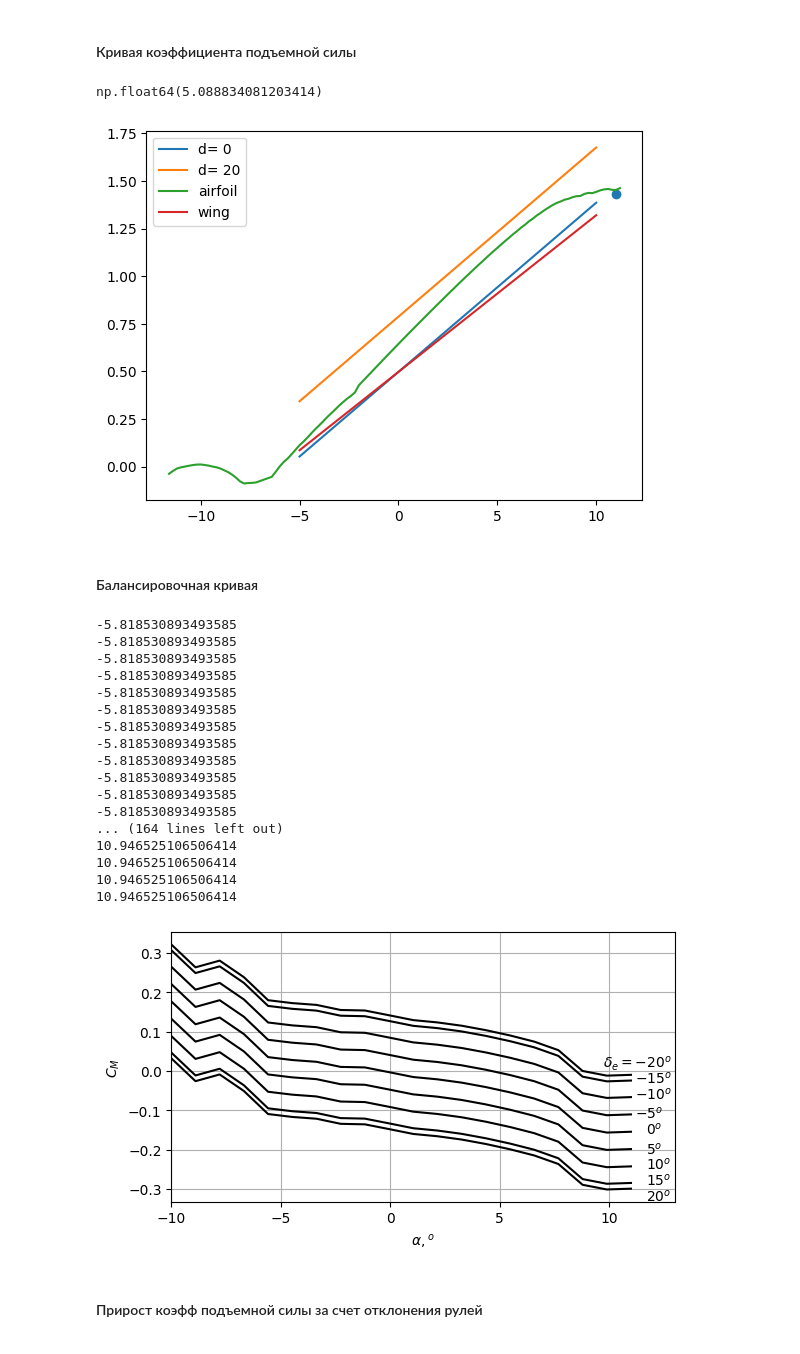
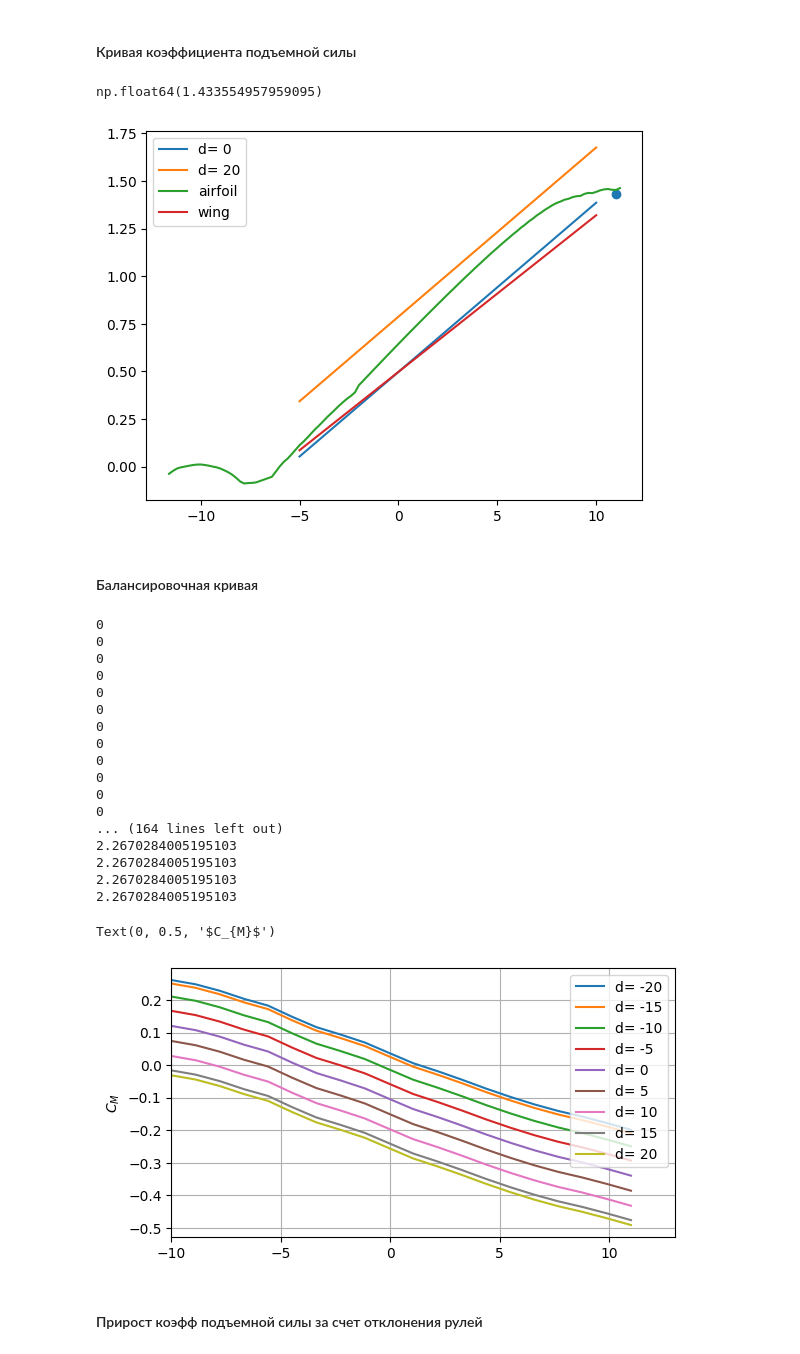
Before and after one commit to Suturin-Daniil/KB-102_SKAT_2025, a Jupyter notebook: Аэродинамика/ОбликЛА1_Расчёты.ipynb, the cells around one changed output. Cells and saved outputs as stored; diff of their text form; code cells hidden in the pictures.

```diff
--- a/Аэродинамика/ОбликЛА1_Расчёты.ipynb
+++ b/Аэродинамика/ОбликЛА1_Расчёты.ipynb
@@ -766,58 +767,60 @@ plt.plot(p.AOA, p.airfoilWDat[:, 1], label = 'airfoil')
 plt.plot(a,p.GetCL0('Wing') + p.GetCLslope('Wing')*a/57.3, label = 'wing')
 plt.legend()
 (CL1[5] - CL1[6]) / (a[5] - a[6]) * 57.3
+p.GetCLmaxTotal()
 # %% [output]
-np.float64(5.088834081203414)
+np.float64(1.433554957959095)
 [figure]
 # %% [markdown]
 #### Балансировочная кривая
 # %%
 fig, ax = plt.subplots(1,1, figsize=((210-45)/25.4,3.5))
-p = UAV(mass = 3.5, V = 18, CGposition = hcg, WingData=WingData, FusWidth=0.2, FusLength= 0.7, Tail = TailData, SweepQuart=True)
+p = UAV(mass = 3.5, V = 8, CGposition = hcg, WingData=WingData, FusWidth=0.2, FusLength= 0.7, Tail = TailData, SweepQuart=True)
 a = np.linspace(-10, 11, 20)
 defl = [-20, -15, -10, -5, 0, 5, 10, 15, 20]
 cm = []
 for d in defl:
     for el in a:
         cm.append(p.GetCm(el, d))
-    ax.plot(a, cm, color='black')
+    ax.plot(a, cm, label='d= {}'.format(d))
     cm = []
 
-
+ax.legend()
 ax.grid('Major')
 ax.set_xlim(-10, 13)
-ax.text(9.7, 0.01,r'$\delta_{e} = -20^{o}$')
-ax.text(11.2, -0.03,r'$-15^{o}$')
-ax.text(11.2, -0.07,r'$-10^{o}$')
-ax.text(11.2, -0.12,r'$-5^{o}$')
-ax.text(11.7, -0.16,r'$0^{o}$')
-ax.text(11.7, -0.21,r'$5^{o}$')
-ax.text(11.7, -0.25,r'$10^{o}$')
-ax.text(11.7, -0.29,r'$15^{o}$')
-ax.text(11.7, -0.33,r'$20^{o}$')
-ax.set_xlabel(r'$\alpha, ^{o} $')
+# ax.text(9.7, 0.01,r'$\delta_{e} = -20^{o}$')
+# ax.text(11.2, -0.03,r'$-15^{o}$')
+# ax.text(11.2, -0.07,r'$-10^{o}$')
+# ax.text(11.2, -0.12,r'$-5^{o}$')
+# ax.text(11.7, -0.16,r'$0^{o}$')
+# ax.text(11.7, -0.21,r'$5^{o}$')
+# ax.text(11.7, -0.25,r'$10^{o}$')
+# ax.text(11.7, -0.29,r'$15^{o}$')
+# ax.text(11.7, -0.33,r'$20^{o}$')
+# ax.set_xlabel(r'$\alpha, ^{o} $')
 ax.set_ylabel(r'$C_{M}$')
-plt.savefig('BalanceCurve.png', dpi = 300, bbox_inches = 'tight', pad_inches=0.01)
+# plt.savefig('BalanceCurve.png', dpi = 300, bbox_inches = 'tight', pad_inches=0.01)
 # на расстояние между линиями влияет доля размаха хвостового оперения, занимаемого рулями
 # %% [output]
--5.818530893493585
--5.818530893493585
--5.818530893493585
--5.818530893493585
--5.818530893493585
--5.818530893493585
--5.818530893493585
--5.818530893493585
--5.818530893493585
--5.818530893493585
--5.818530893493585
--5.818530893493585
+0
+0
+0
+0
+0
+0
+0
+0
+0
+0
+0
+0
 ... (164 lines left out)
-10.946525106506414
-10.946525106506414
-10.946525106506414
-10.946525106506414
+2.2670284005195103
+2.2670284005195103
+2.2670284005195103
+2.2670284005195103
+Text(0, 0.5, '$C_{M}$')
-[figure, old version]
+[figure, new version]
 # %% [markdown]
 #### Прирост коэфф подъемной силы за счет отклонения рулей
 # %%
```
Also changed, not shown: parts of 1 cell of this notebook, 41 other files.
